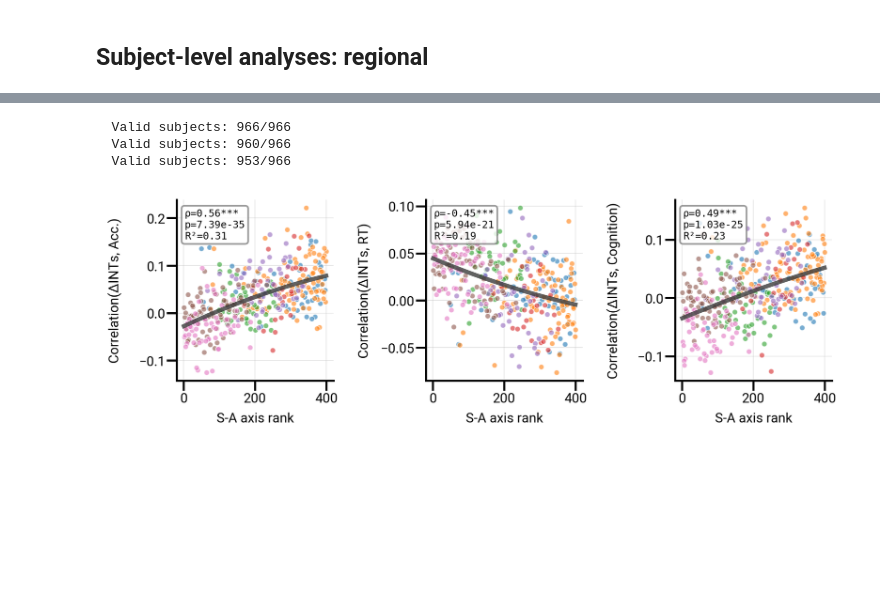
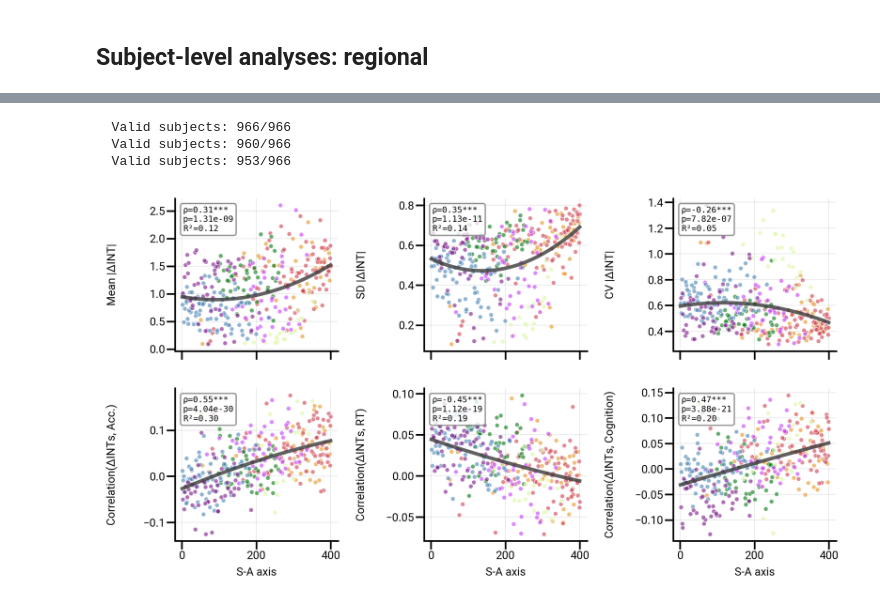
Before and after one commit to LindenParkesLab/intrinsic_neural_timescales, a Jupyter notebook: scripts/timescales_analysis_fig2.ipynb, the cells around one changed output, grey strips where cells are left out. Drawn from its saved outputs; the diff is of its cells as text; code cells hidden in the pictures; blank space fills up the shorter version.

Commit message:
new 2-row version of figures. Variance on top row, covariance on bottom.

```diff
--- a/scripts/timescales_analysis_fig2.ipynb
+++ b/scripts/timescales_analysis_fig2.ipynb
@@ -79,6 +81,7 @@ if not os.path.exists(nas_scratch_dir):
 # get key outputs for this notebook
 timescales_processor = notebook_data['timescales_processor']
 data_dict = notebook_data['data_dict']
+data_dict_tsnr = notebook_data['data_dict_tsnr']
 results_dir = notebook_data['results_dir']
 
 df_neuro = notebook_data['supporting_data']['df_neuro']
@@ -246,56 +290,55 @@ def compute_regional_corrs(rest_data, task_data, behavior_data):
 # %%
-# Get neural data (timescales) for rest and task
-rest_data = data_dict_converted['task-REST_3T']  # Shape: (n_subjects, n_regions)
-task_data = data_dict_converted[f'task-{condition_name}']  # Shape: (n_subjects, n_regions)
+fig, axes = plt.subplots(nrows=2, ncols=len(behavior_measures),
+                         sharex=True, sharey=False,
+                         figsize=(len(behavior_measures)*2.5, 4), dpi=300)
 
-behavior_measures = [
-    f'{condition_name}_Task_Acc',
-    f'{condition_name}_Task_Median_RT',
-    'CogTotalComp_Unadj',    # Total cognition composite
+# Top row: variance characterization (no behavior)
+variance_panels = [
+    (mean_deflection, 'Mean |ΔINT|'),
+    (std_deflection,  'SD |ΔINT|'),
+    (cv_deflection,   'CV |ΔINT|'),
 ]
+for i, (stat_data, stat_label) in enumerate(variance_panels):
+    plot_correlation(sa_axis_masked, stat_data, axes[0, i],
+                     data_group=yeo_systems_masked, show_stats=True, fontsize=8, method='spearman',
+                     y_label=stat_label, x_label=' ', size=10, cbar_label='Yeo Systems',
+                     show_colorbar=False, data_group_cmap='yeo7',
+                     auto_polynomial=True, models_to_test=[1, 2],
+                     model_selection_metric='variance_explained')
 
-fig, axes = plt.subplots(nrows=1, ncols=len(behavior_measures),
-                         sharex=True, sharey=False,
-                         figsize=(len(behavior_measures)*2.1, 2.1), dpi=300)
-
+# Bottom row: behavioral covariance
 for i, behavior_measure in enumerate(behavior_measures):
     behavior_data = df_behavior[behavior_measure].values.astype(float)
-    rest_correlations, task_correlations, deflection_correlations = compute_regional_corrs(rest_data, task_data, behavior_data)
+    rest_correlations, task_correlations, deflection_correlations = compute_regional_corrs(
+        rest_data, task_data, behavior_data)
 
     if 'Acc' in behavior_measure:
         y_sublabel = 'Acc.'
     elif 'RT' in behavior_measure:
         y_sublabel = 'RT'
     else:
         y_sublabel = 'Cognition'
 
     file_label = f'Correlation(ΔINTs, {y_sublabel})'
-    # fig1, axes1 = plot_brain_surface_data(
-    #     data_vector=deflection_correlations, parcellation='schaefer_400',
-    #     cmap='coolwarm', symmetric_cbar=True,
-    #     title=None, figsize=(1.75, 1.25), fontsize=8, cbar_label=None
-    # )
-    # fig1.savefig(os.path.join(nas_scratch_dir, f'{file_label}_brain.png'), bbox_inches='tight', dpi=300, transparent=True)
+    plot_correlation(sa_axis_masked, deflection_correlations, axes[1, i],
+                     data_group=yeo_systems_masked, show_stats=True, fontsize=8, method='spearman',
+                     y_label=file_label, x_label='S-A axis', size=10, cbar_label='Yeo Systems',
+                     show_colorbar=False, data_group_cmap='yeo7',
+                     auto_polynomial=True, models_to_test=[1, 2],
+                     model_selection_metric='variance_explained')
 
-    plot_correlation(df_neuro[brain_map], deflection_correlations, axes[i],
-                     data_group=yeo_systems, show_stats=True, fontsize=8, method='spearman',
-                     y_label=file_label, x_label='SA Axis', size=10, cbar_label='Yeo Systems', show_colorbar=False,
-                     auto_polynomial=True, models_to_test=[1, 2], model_selection_metric='variance_explained')
-
-# axes[0].set_xlabel('')
-for ax in axes:
-    ax.set_xlabel('S-A axis rank')
+for ax in axes.flat:
+    # ax.set_xlabel('S-A axis')
     ax.tick_params(axis='y', which='major', pad=1)
     ax.tick_params(axis='x', which='major', pad=1)
     ax.yaxis.set_label_coords(-0.35, 0.5)
 
-
 fig.tight_layout()
 fig.savefig(os.path.join(nas_scratch_dir, f'corr_ints_sa.png'), bbox_inches='tight', dpi=1000, transparent=True)
 plt.show()
 # %% [output]
   Valid subjects: 966/966
   Valid subjects: 960/966
   Valid subjects: 953/966
-[figure, old version]
+[figure, new version]
 # %%
```
Also changed, not shown: parts of 5 cells of this notebook.
